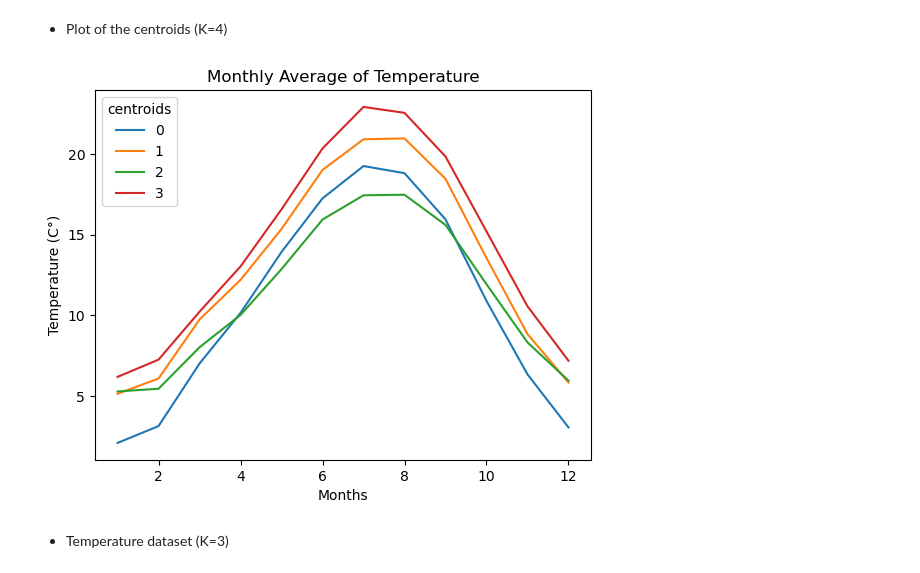
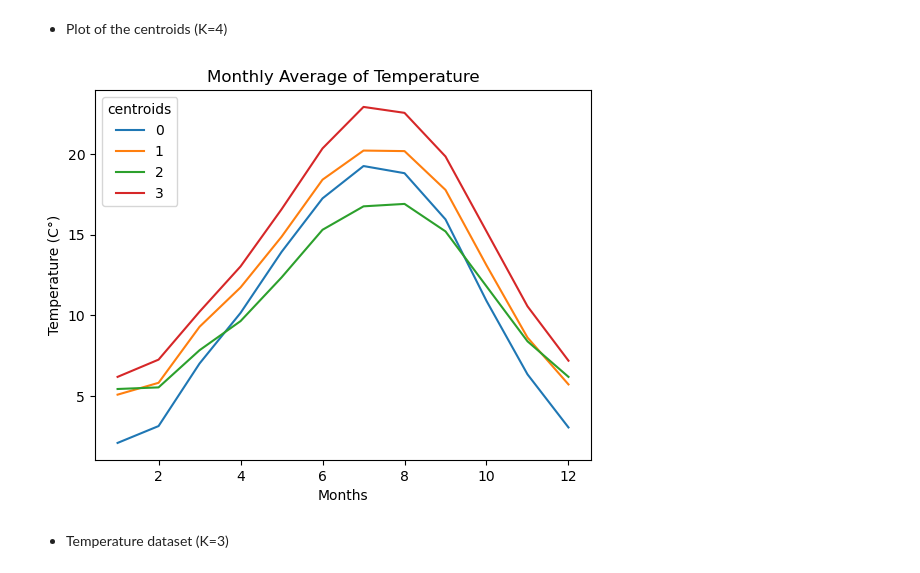
Before and after one commit to fasfous92/Practical_Introduction_ML, a Jupyter notebook: TP1.ipynb, the cells around one changed output. Drawn from its saved outputs; the diff is of its cells as text; code cells hidden in the pictures.

Commit message:
finished work, need to work on interpretations and the aesthetics of the notebook

```diff
--- a/TP1.ipynb
+++ b/TP1.ipynb
@@ -31,11 +31,11 @@ print('varname shape: ',varname.shape)
 x1=[]
 for i in range(0,len(data)):
     inter=[]
-    inter.append(cities[i])
-    for j in range(0,len(data[i])-2):
-        inter.append(data[i][j])
+    x1.append(data[i][:-2].tolist())
+    # for j in range(0,len(data[i])-2):
+    #     inter.append(data[i][j])
 
-    x1.append(inter)
+    #x1.append(inter)
 # %% [output]
 data shape:  (15, 14)
 cities shape:  (15,)
@@ -79,8 +83,10 @@ y=x1
 fig, ax = plt.subplots(figsize=(10, 8))
 
 # Plot each point separately with its own label for the legend
-for el in y:
-    ax.plot(x, el[1:],label=el[0])
+for i in range(0,len(cities)):
+    ax.plot(x,y[i],label=cities[i])
+# for el in y:
+#     ax.plot(x, el[1:],label=el[0])
 ax.legend(title='Cities',loc='upper left')
 
 plt.title('Monthly average of temperature')
@@ -202,14 +208,14 @@ from sklearn.cluster import KMeans
 #fit the kmeans k=3
 from matplotlib.colors import ListedColormap
 
-x1=np.array(data)
+#x1=np.array(data)
 kmeans=KMeans(n_clusters=3,random_state=42,n_init="auto")
 kmeans.fit(x1)
 centroids=kmeans.cluster_centers_
 labels=kmeans.labels_
 # %%
 x_months=np.arange(1,13)
-cleaned_centroids=centroids[:,:-2] #take out the longitude and lattitude
+cleaned_centroids=centroids #take out the longitude and lattitude
 
 # Create figure and axes
 fig, ax = plt.subplots()
@@ -250,32 +255,32 @@ labels=kmeans.labels_
 # %%
 x_months=np.arange(1,13)
 
-cleaned_centroids=centroids[:,:-2] #take out the longitude and lattitude
+cleaned_centroids=centroids #take out the longitude and lattitude
 
 # Create figure and axes
 fig, ax = plt.subplots()
 
 # # Scatter plot with color
 # scatter = ax.scatter(geo[:,1], geo[:,0], c=y,cmap=cmap, s=50)
 for i,el in enumerate(cleaned_centroids):
     ax.plot(x_months,el,label=i)
 
 
 # Add labels and title
 ax.legend(title='centroids',loc='upper left')
 ax.set_title('Monthly Average of Temperature')
 ax.set_xlabel('Months')
 ax.set_ylabel('Temperature (C°)')
 
 plt.show()
 
 #3 clusters
 # 0: cities very cold in winter and have an average summer
 # 1: cities hotter on average in winter and as well in summer (probably southern cites)
 # 2: cities with an average summer temperatures but also a not very cold winter (it's the class with the slowest variance a big chance it's the bretanie region)
 # 3: cities with hotter sumer and hotter winter probably cities that are in the south but not on facing the sea hence the great heat in summer
 # %% [output]
-[figure, old version]
+[figure, new version]
 # %% [markdown]
 - Temperature dataset (K=3)
 # %%
```
Also changed, not shown: parts of 80 cells of this notebook.
